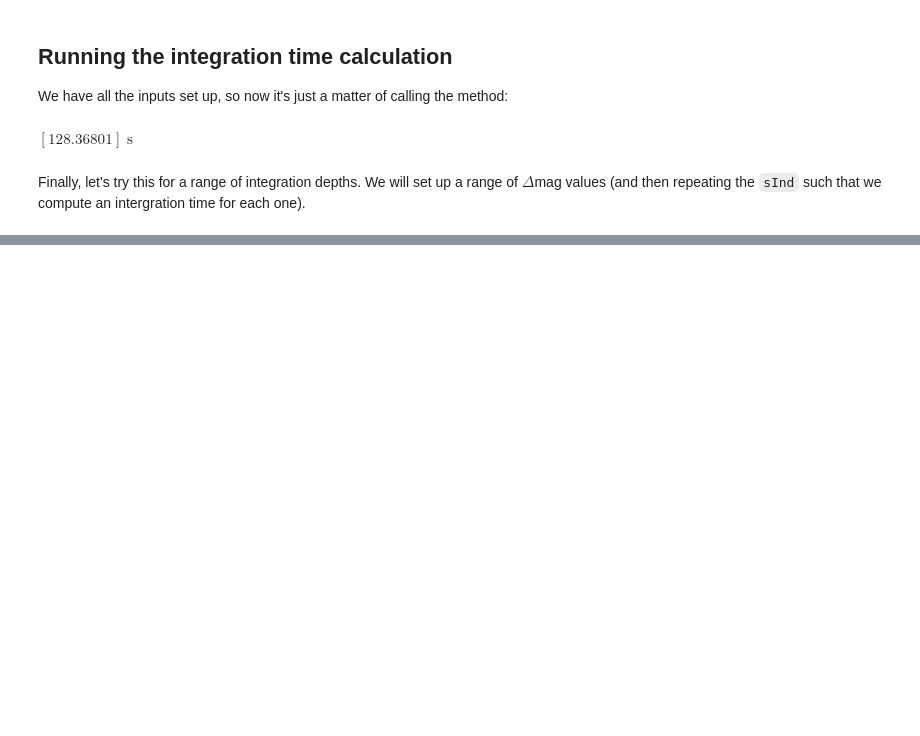
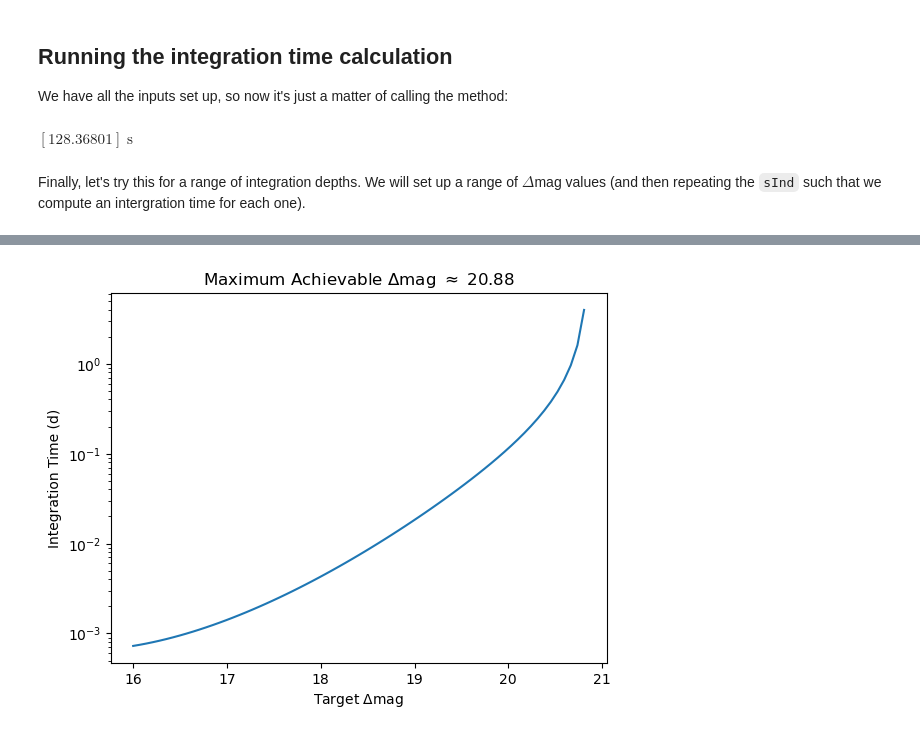
Before and after one commit to roman-corgi/corgietc, a Jupyter notebook: Notebooks/01_Anatomy_of_an_Integration_Time_Calculation.ipynb, the cells around one changed output, grey strips where cells are left out. Saved outputs shown, nothing was run; the diff lists cells and outputs as text; code cells hidden in the pictures; blank space fills up the shorter version.

```diff
--- a/Notebooks/01_Anatomy_of_an_Integration_Time_Calculation.ipynb
+++ b/Notebooks/01_Anatomy_of_an_Integration_Time_Calculation.ipynb
@@ -267,0 +286,9 @@ Note that plot does not seem to actually reach the maximum $\Delta$mag value tha
+# %%
+intTimes2 = OS.calc_intTime(TL, [sInds]*len(dMags), fZ, JEZ, dMags, WA, mode2, TK=TK)
+plt.figure()
+plt.semilogy(dMags, intTimes2)
+plt.xlabel(r"Target $\Delta$mag")
+plt.ylabel(f"Integration Time ({intTimes2.unit})")
+plt.title(fr"Maximum Achievable $\Delta$mag $\approx$ {np.min(dMags[np.isnan(intTimes2)]) :.2f}");
+# %% [output]
+[figure, added]
```
Also changed, not shown: parts of 9 cells of this notebook, 4 other files.
